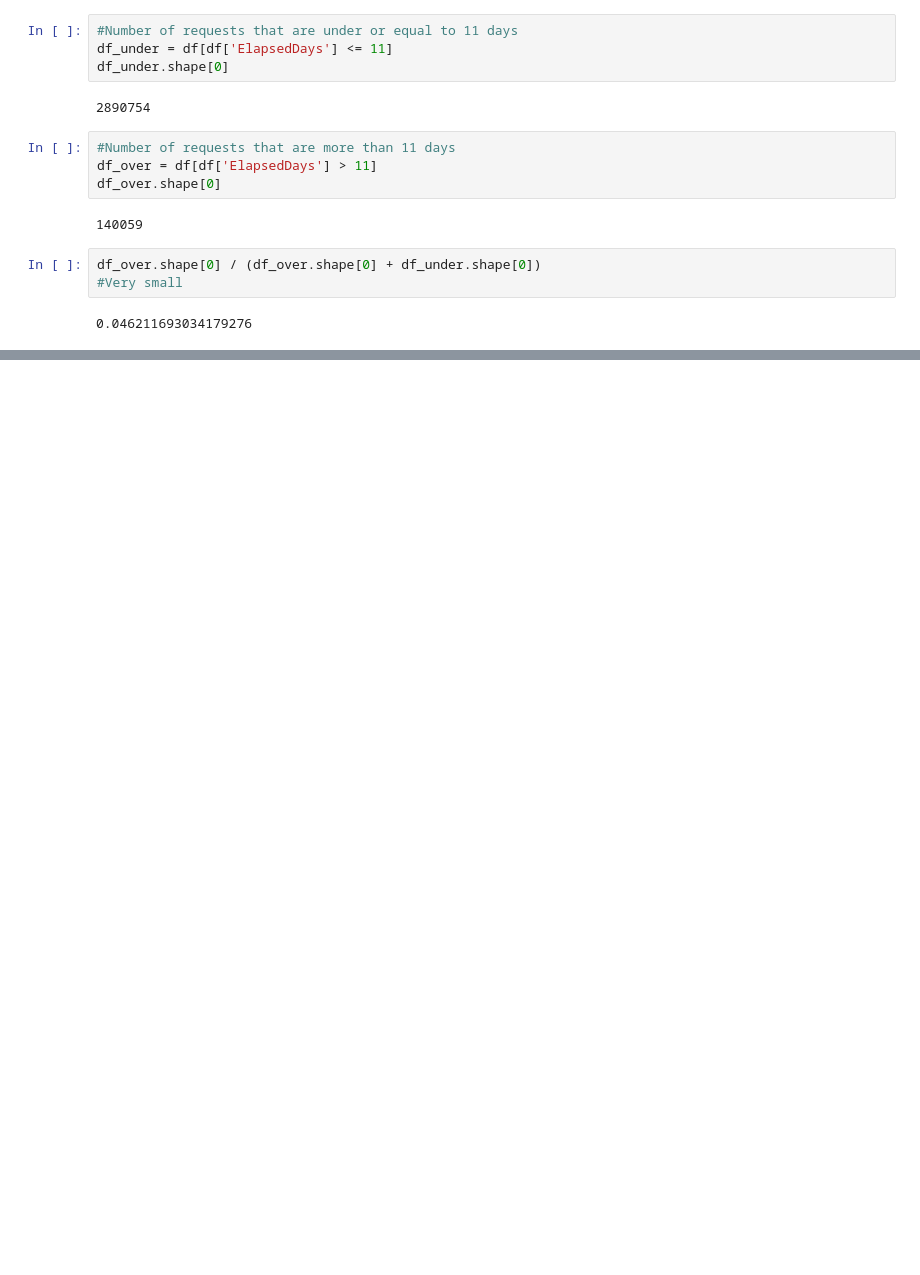
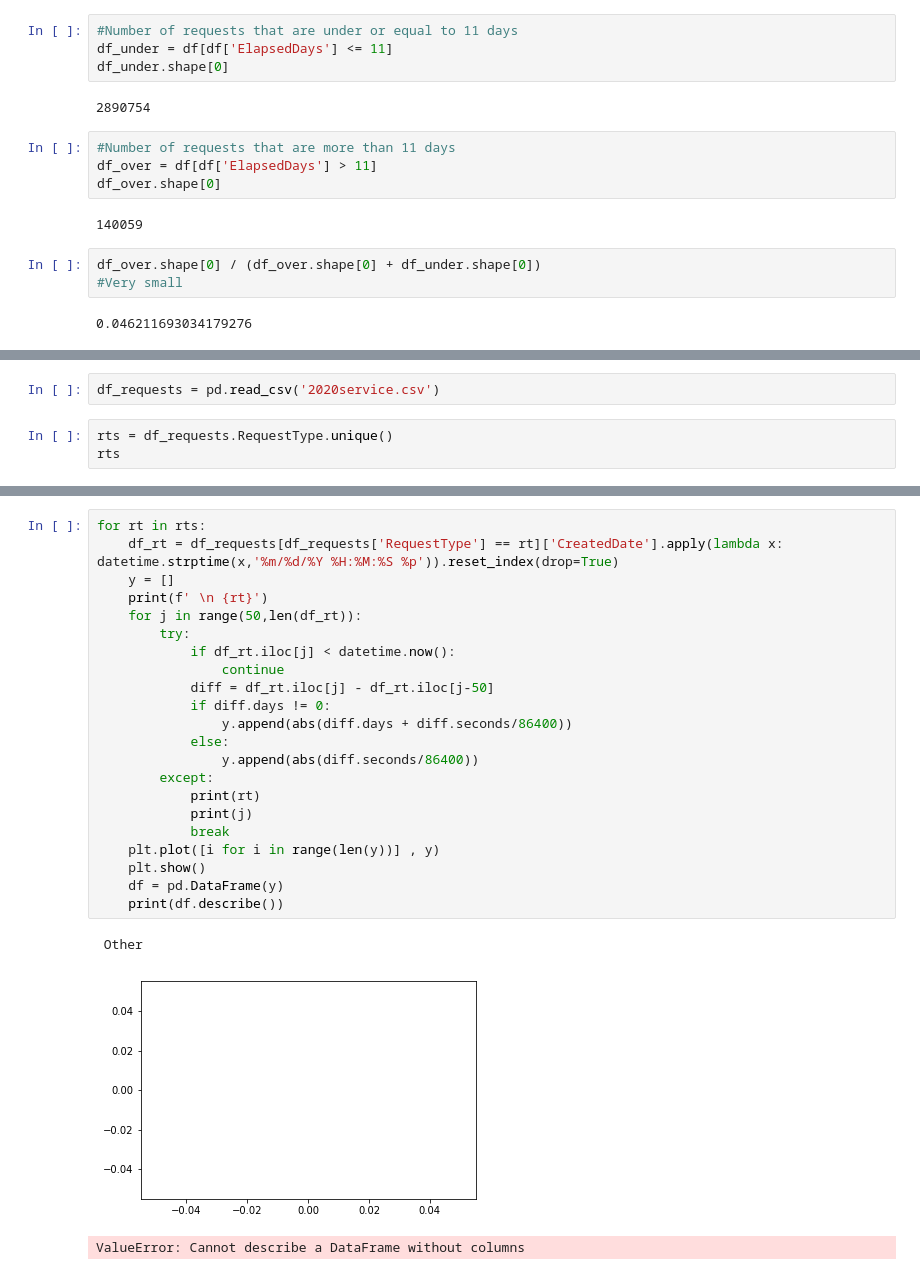
Before and after one commit to p-ai-org/p-requests, a Jupyter notebook: 311_Requests_Model/elapsed-days-classifier-notebook.ipynb, the cells around one changed output, grey strips where cells are left out. Cells and saved outputs as stored; diff of their text form; blank space fills up the shorter version.

```diff
--- a/311_Requests_Model/elapsed-days-classifier-notebook.ipynb
+++ b/311_Requests_Model/elapsed-days-classifier-notebook.ipynb
@@ -445,0 +448,5 @@ df_over.shape[0] / (df_over.shape[0] + df_under.shape[0])
+# %%
+df_requests = pd.read_csv('2020service.csv')
+# %%
+rts = df_requests.RequestType.unique()
+rts
@@ -445,0 +480,26 @@ df_over.shape[0] / (df_over.shape[0] + df_under.shape[0])
+# %%
+for rt in rts:
+    df_rt = df_requests[df_requests['RequestType'] == rt]['CreatedDate'].apply(lambda x: datetime.strptime(x,'%m/%d/%Y %H:%M:%S %p')).reset_index(drop=True)
+    y = []
+    print(f' \n {rt}')
+    for j in range(50,len(df_rt)):
+        try:
+            if df_rt.iloc[j] < datetime.now():
+                continue
+            diff = df_rt.iloc[j] - df_rt.iloc[j-50]
+            if diff.days != 0:
+                y.append(abs(diff.days + diff.seconds/86400))
+            else:
+                y.append(abs(diff.seconds/86400))
+        except:
+            print(rt)
+            print(j)
+            break
+    plt.plot([i for i in range(len(y))] , y)
+    plt.show()
+    df = pd.DataFrame(y)
+    print(df.describe())
+# %% [output]
+ Other
+[figure, added]
+ValueError: Cannot describe a DataFrame without columns
```
Also changed, not shown: parts of 5 cells of this notebook, 1 other file.
